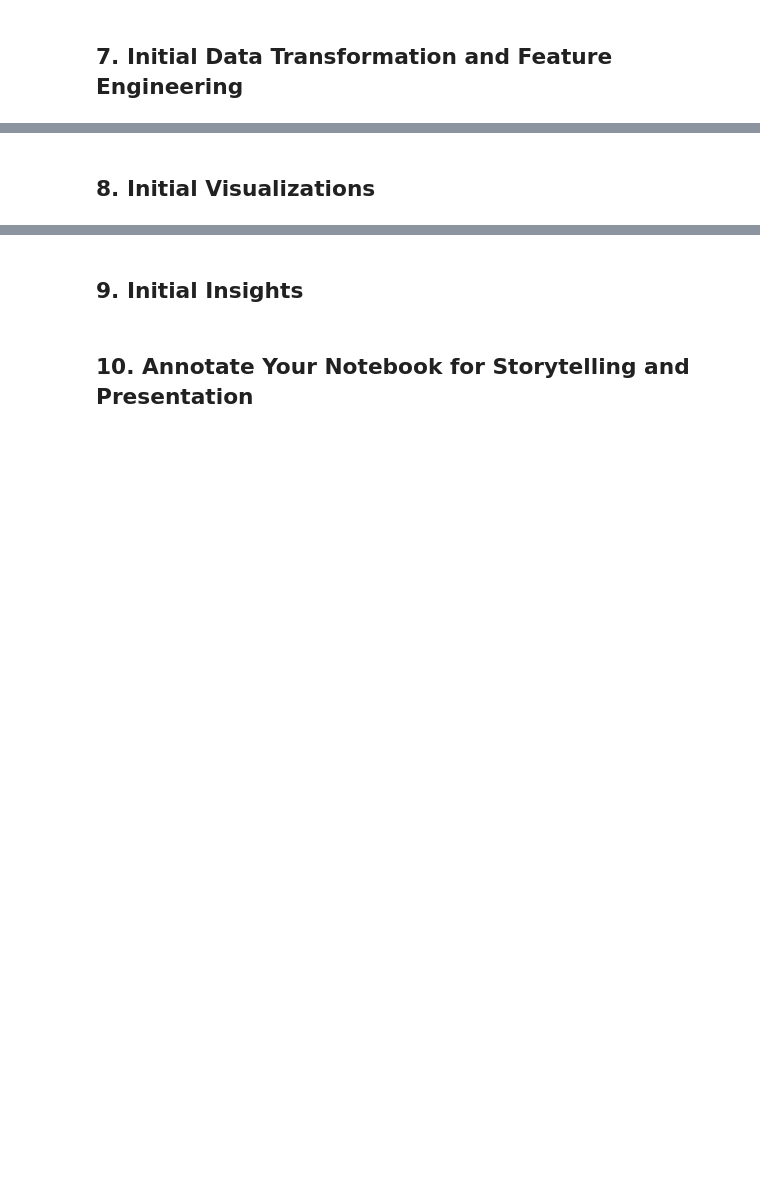
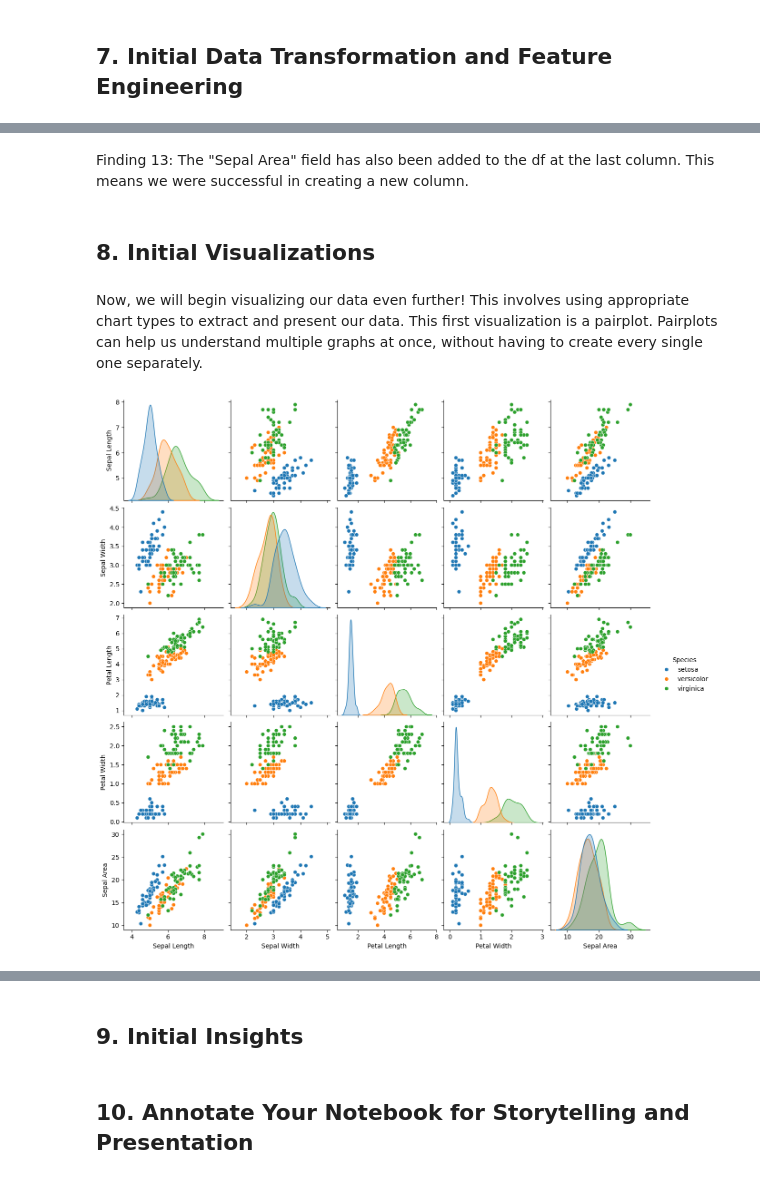
Before and after one commit to karlidean/datafun-04-eda, a Jupyter notebook: TestDrive.ipynb, the cells around one changed output, grey strips where cells are left out. Drawn from its saved outputs; the diff is of its cells as text; code cells hidden in the pictures; blank space fills up the shorter version.

```diff
--- a/TestDrive.ipynb
+++ b/TestDrive.ipynb
@@ -132,0 +213,8 @@ Findings: Notice how the numerical values show the same data as the graph? All 3
+# %%
+# Feature Engineering
+# Renaming a column
+iris_df.rename(columns={'sepal_length': 'Sepal Length'}, inplace=True)
+iris_df.rename(columns={'sepal_width': 'Sepal Width'}, inplace=True)
+iris_df.rename(columns={'petal_length': 'Petal Length'}, inplace=True)
+iris_df.rename(columns={'petal_width': 'Petal Width'}, inplace=True)
+iris_df.rename(columns={'species': 'Species'}, inplace=True)
@@ -132,0 +223,3 @@ Findings: Notice how the numerical values show the same data as the graph? All 3
+# %%
+# Adding a new column
+iris_df['Sepal Area'] = iris_df['Sepal Length'] * iris_df['Sepal Width']
@@ -133,2 +260,17 @@ Findings: Notice how the numerical values show the same data as the graph? All 3
+# %% [markdown]
+Finding 13: The "Sepal Area" field has also been added to the df at the last column. This means we were successful in creating a new column.
 # %% [markdown]
 ## 8. Initial Visualizations
+# %% [markdown]
+Now, we will begin visualizing our data even further! This involves using appropriate chart types to extract and present our data. This first visualization is a pairplot. Pairplots can help us understand multiple graphs at once, without having to create every single one separately.
+# %%
+# Create a pairplot of the Iris dataset
+# A pairplot is a grid of scatter plots for each pair of numerical columns in the dataset
+# The hue parameter is used to color the data points
+# by species (a categorical column)
+sns.pairplot(iris_df, hue='Species')
+
+# Showing all plots
+plt.show()
+# %% [output]
+[figure, added]
```
Also changed, not shown: parts of 49 cells of this notebook.
